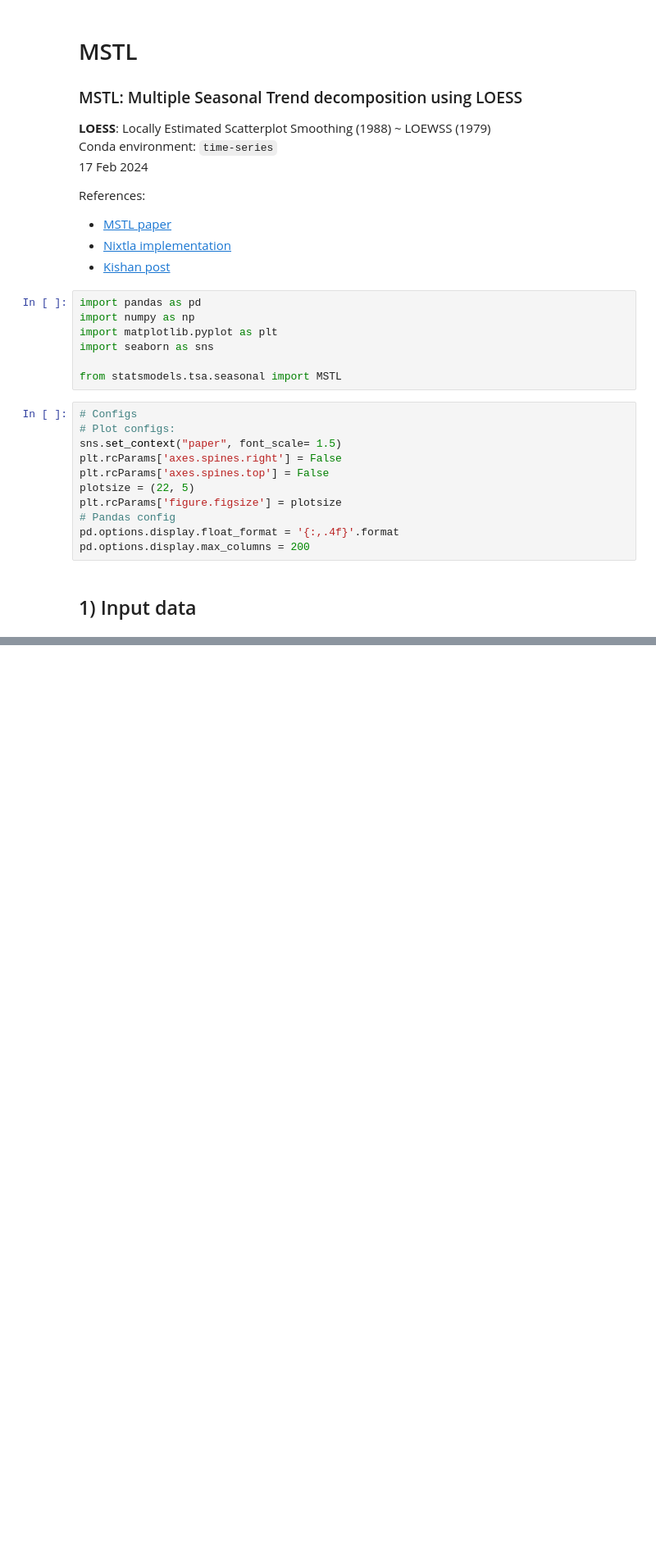
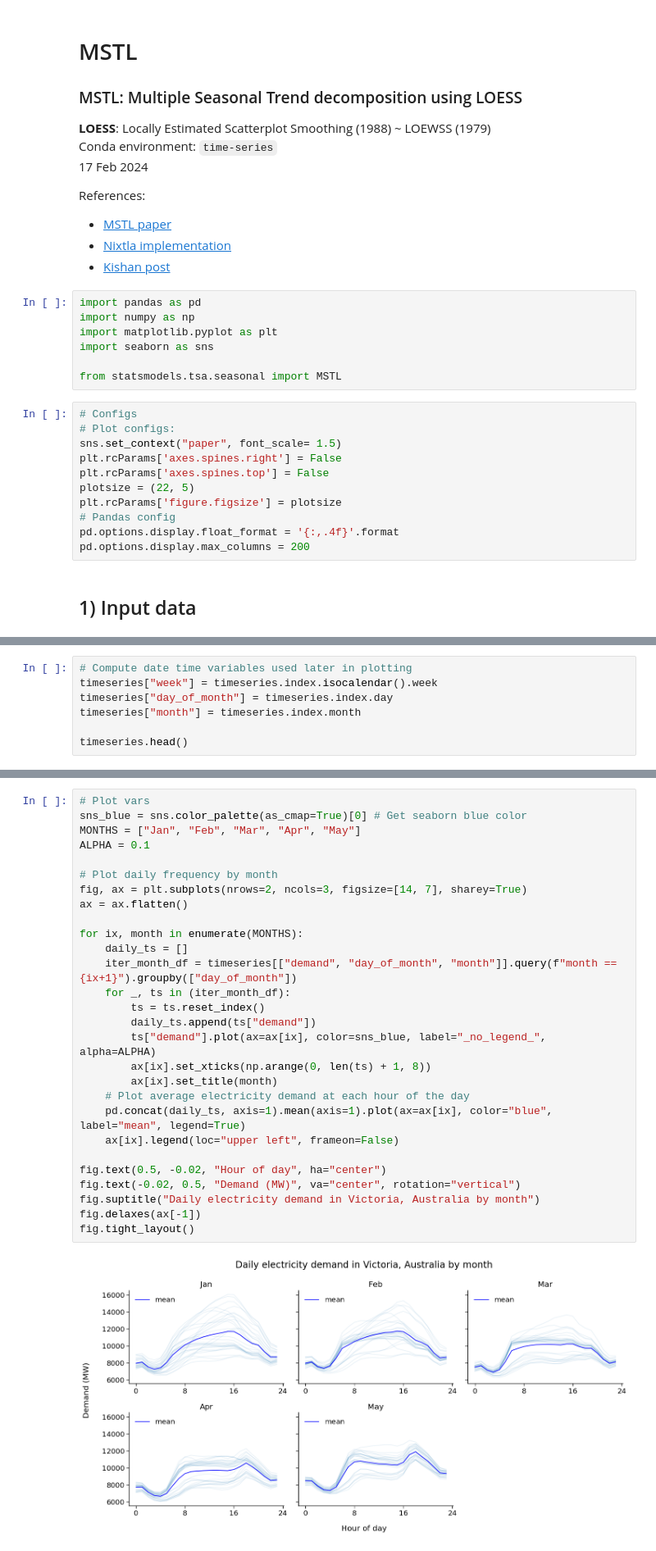
Before and after one commit to razielar/feature_engineering_ts_forecasting, a Jupyter notebook: 03_time_series_decomposition/06-MSTL-decomposition.ipynb, the cells around one changed output, grey strips where cells are left out. Shown at 82% size. Drawn from its saved outputs; the diff is of its cells as text; blank space fills up the shorter version.

```diff
--- a/03_time_series_decomposition/06-MSTL-decomposition.ipynb
+++ b/03_time_series_decomposition/06-MSTL-decomposition.ipynb
@@ -33,0 +92,7 @@ df = pd.read_csv()
+# %%
+# Compute date time variables used later in plotting
+timeseries["week"] = timeseries.index.isocalendar().week
+timeseries["day_of_month"] = timeseries.index.day
+timeseries["month"] = timeseries.index.month
+
+timeseries.head()
@@ -33,0 +115,30 @@ df = pd.read_csv()
+# %%
+# Plot vars
+sns_blue = sns.color_palette(as_cmap=True)[0] # Get seaborn blue color
+MONTHS = ["Jan", "Feb", "Mar", "Apr", "May"]
+ALPHA = 0.1
+
+# Plot daily frequency by month
+fig, ax = plt.subplots(nrows=2, ncols=3, figsize=[14, 7], sharey=True)
+ax = ax.flatten()
+
+for ix, month in enumerate(MONTHS):
+    daily_ts = []
+    iter_month_df = timeseries[["demand", "day_of_month", "month"]].query(f"month == {ix+1}").groupby(["day_of_month"])
+    for _, ts in (iter_month_df):
+        ts = ts.reset_index()
+        daily_ts.append(ts["demand"])
+        ts["demand"].plot(ax=ax[ix], color=sns_blue, label="_no_legend_", alpha=ALPHA)
+        ax[ix].set_xticks(np.arange(0, len(ts) + 1, 8))
+        ax[ix].set_title(month)
+    # Plot average electricity demand at each hour of the day
+    pd.concat(daily_ts, axis=1).mean(axis=1).plot(ax=ax[ix], color="blue", label="mean", legend=True)
+    ax[ix].legend(loc="upper left", frameon=False)
+
+fig.text(0.5, -0.02, "Hour of day", ha="center")
+fig.text(-0.02, 0.5, "Demand (MW)", va="center", rotation="vertical")
+fig.suptitle("Daily electricity demand in Victoria, Australia by month")
+fig.delaxes(ax[-1])
+fig.tight_layout()
+# %% [output]
+[figure, added]
```
Also changed, not shown: parts of 10 cells of this notebook.
